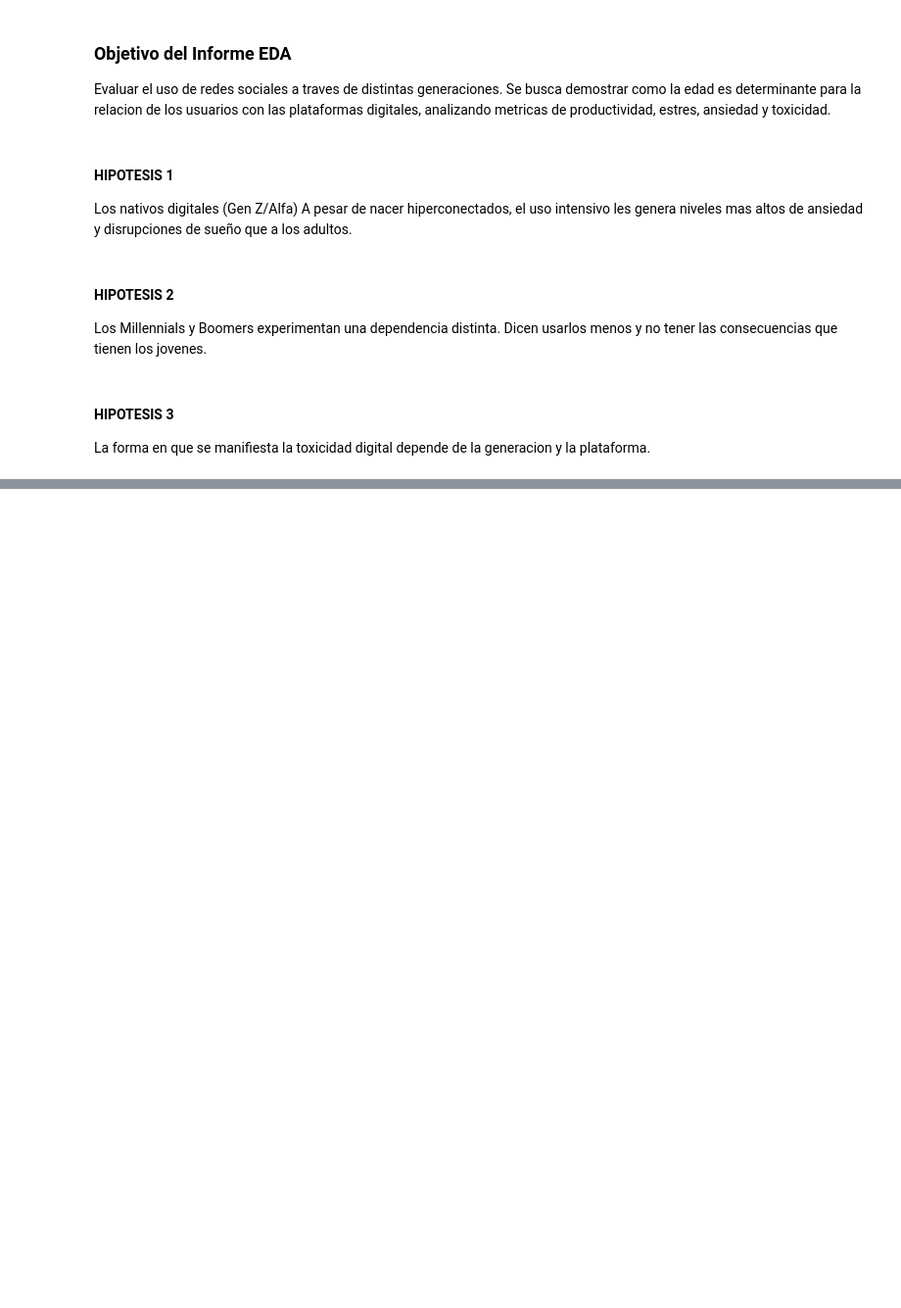
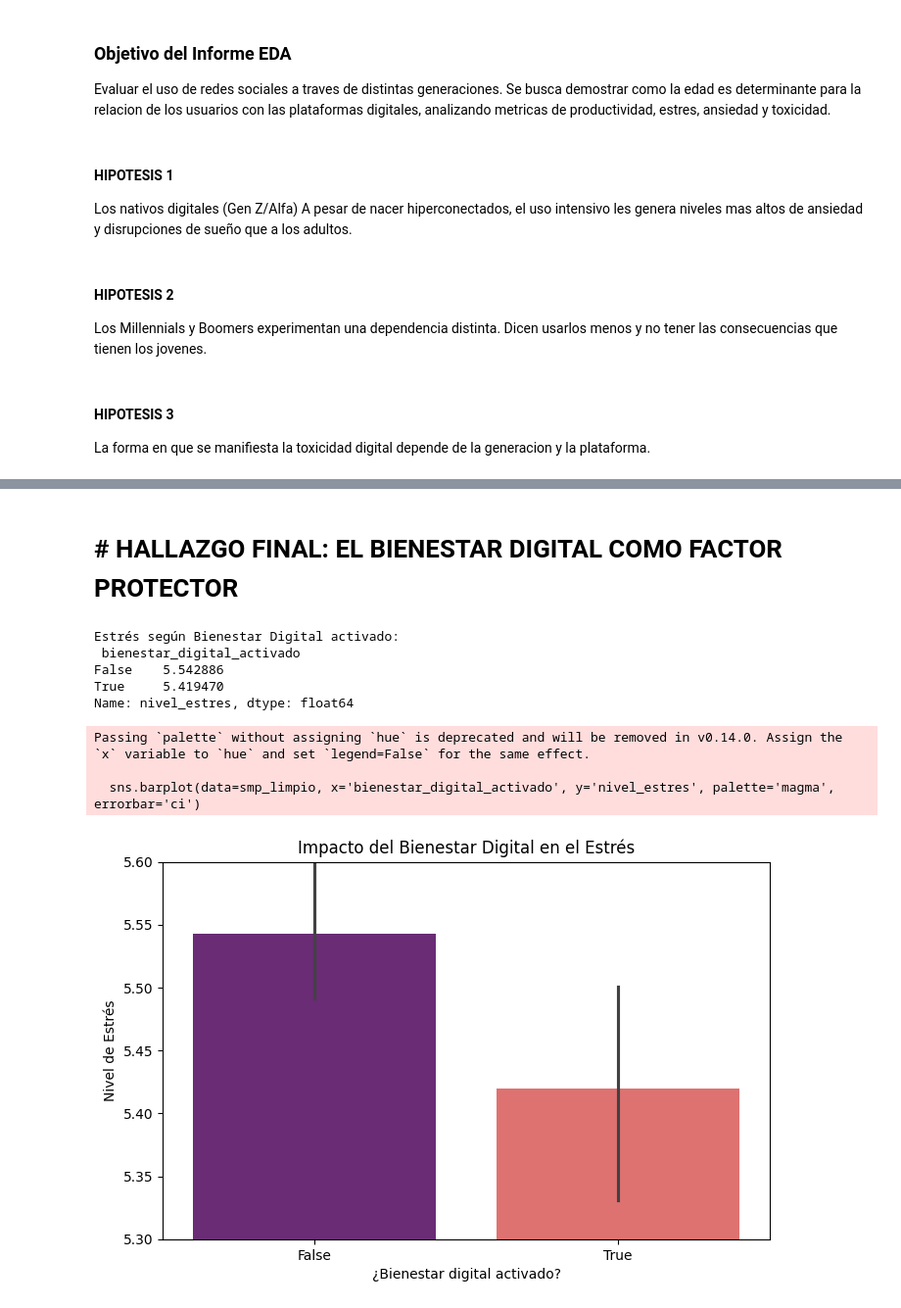
Before and after one commit to garrulero/EDA_Redes_sociales, a Jupyter notebook: memoria.ipynb, the cells around one changed output, grey strips where cells are left out. Shown at 98% size. Cells and saved outputs as stored; diff of their text form; code cells hidden in the pictures; blank space fills up the shorter version.

```diff
--- a/memoria.ipynb
+++ b/memoria.ipynb
@@ -103,0 +110,24 @@ memory usage: 2.4 MB
+# %% [markdown]
+# # HALLAZGO FINAL: EL BIENESTAR DIGITAL COMO FACTOR PROTECTOR
+# %%
+# Análisis de impacto del bienestar digital
+impacto = smp_limpio.groupby('bienestar_digital_activado')['nivel_estres'].mean()
+print("Estrés según Bienestar Digital activado:\n", impacto)
+
+plt.figure(figsize=(8, 5))
+sns.barplot(data=smp_limpio, x='bienestar_digital_activado', y='nivel_estres', palette='magma', errorbar='ci')
+plt.title('Impacto del Bienestar Digital en el Estrés')
+plt.xlabel('¿Bienestar digital activado?')
+plt.ylabel('Nivel de Estrés')
+plt.ylim(5.3, 5.6)
+plt.show()
+# %% [output]
+Estrés según Bienestar Digital activado:
+ bienestar_digital_activado
+False    5.542886
+True     5.419470
+Name: nivel_estres, dtype: float64
+Passing `palette` without assigning `hue` is deprecated and will be removed in v0.14.0. Assign the `x` variable to `hue` and set `legend=False` for the same effect.
+
+  sns.barplot(data=smp_limpio, x='bienestar_digital_activado', y='nivel_estres', palette='magma', errorbar='ci')
+[figure, added]
```
Also changed, not shown: parts of 14 cells of this notebook, 2 other files.
